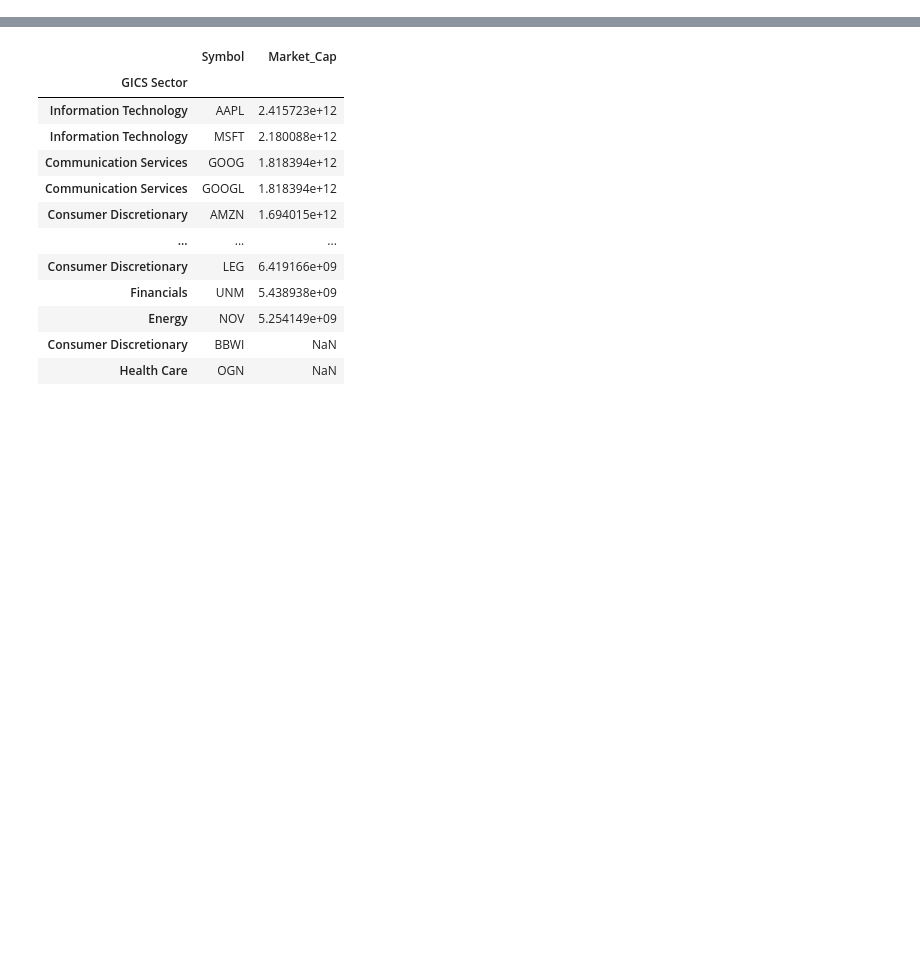
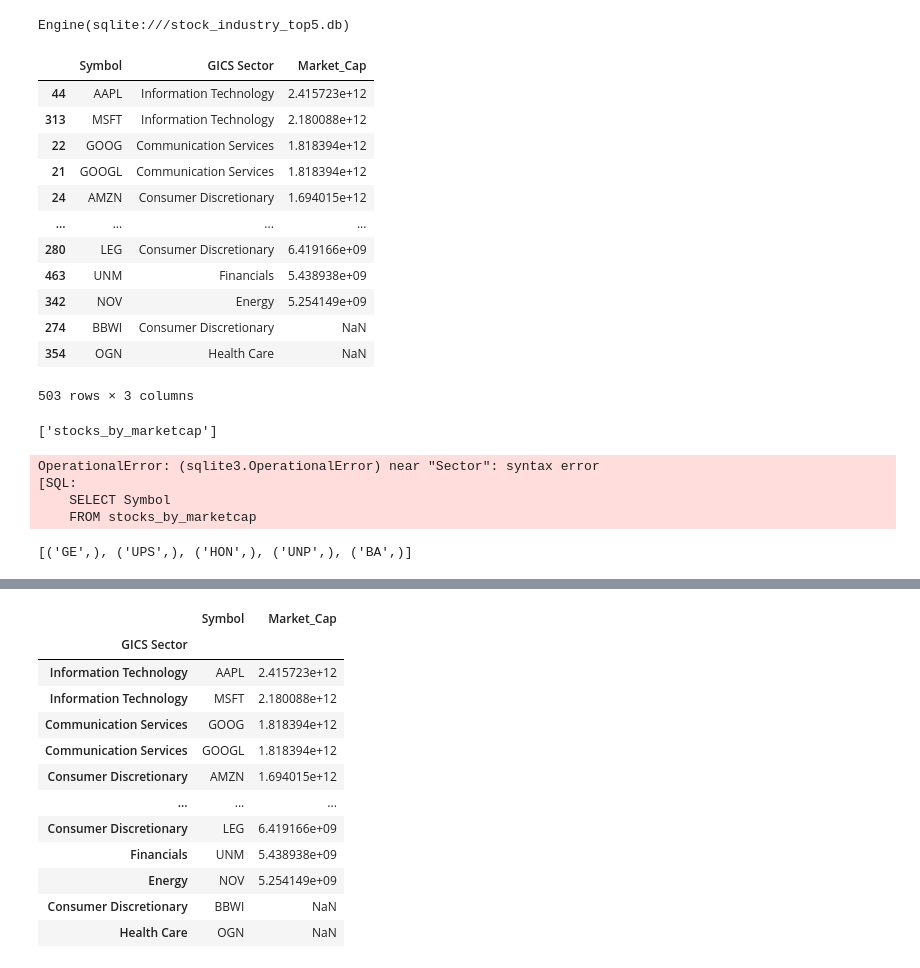
Before and after one commit to scottslusher/Portfolio-Builder, a Jupyter notebook: workflow/test_file_bb.ipynb, the cells around one changed output, grey strips where cells are left out. Saved outputs shown, nothing was run; the diff lists cells and outputs as text; code cells hidden in the pictures; blank space fills up the shorter version.

```diff
--- a/workflow/test_file_bb.ipynb
+++ b/workflow/test_file_bb.ipynb
@@ -25,0 +28,30 @@ def sectors():
+# %%
+# Create a database connection string that links an in-memory database
+database_connection_string = 'sqlite:///stock_industry_top5.db'
+
+# Database connection object
+engine = sql.create_engine(database_connection_string)
+
+# Confirm the engine was created
+engine
+# %% [output]
+Engine(sqlite:///stock_industry_top5.db)
+# %%
+stocks_df = pd.read_csv(
+    Path('../resources/stock_industry_marketcap.csv')
+).sort_values("Market_Cap", ascending=False)
+stocks_df
+# %% [output]
+|  | Symbol | GICS Sector | Market_Cap |
+| 44 | AAPL | Information Technology | 2.415723e+12 |
+| 313 | MSFT | Information Technology | 2.180088e+12 |
+| 22 | GOOG | Communication Services | 1.818394e+12 |
+| 21 | GOOGL | Communication Services | 1.818394e+12 |
+| 24 | AMZN | Consumer Discretionary | 1.694015e+12 |
+| ... | ... | ... | ... |
+| 280 | LEG | Consumer Discretionary | 6.419166e+09 |
+| 463 | UNM | Financials | 5.438938e+09 |
+| 342 | NOV | Energy | 5.254149e+09 |
+| 274 | BBWI | Consumer Discretionary | NaN |
+| 354 | OGN | Health Care | NaN |
+503 rows × 3 columns
@@ -25,0 +60,4 @@ def sectors():
+# %%
+engine.table_names()
+# %% [output]
+['stocks_by_marketcap']
@@ -25,0 +66,31 @@ def sectors():
+# %%
+sql_stock_df = pd.read_sql_table("stocks_by_marketcap", engine)
+top5_sectors_1 = """
+    SELECT Symbol
+    FROM stocks_by_marketcap
+    WHERE 'GICS Sector' = 'Industrials'
+    ORDER BY Market_Cap DESC
+    LIMIT 5
+    """
+results = engine.execute(top5_sectors_1)
+list(results)
+# %% [output]
+OperationalError: (sqlite3.OperationalError) near "Sector": syntax error
+[SQL:
+    SELECT Symbol
+    FROM stocks_by_marketcap
+# %%
+# database_connection_string = 'sqlite:///../stock_industry_top5.db'
+# engine = sql.create_engine(database_connection_string)
+sql_stock_df = pd.read_sql_table("stocks_by_marketcap", engine)
+top5_sectors_1 = """
+    SELECT Symbol
+    FROM stocks_by_marketcap
+    WHERE `GICS Sector` = 'Industrials'
+    ORDER BY Market_Cap DESC
+    LIMIT 5
+    """
+results = engine.execute(top5_sectors_1)
+list(results)
+# %% [output]
+[('GE',), ('UPS',), ('HON',), ('UNP',), ('BA',)]
```
Also changed, not shown: parts of 12 cells of this notebook, 8 other files.
